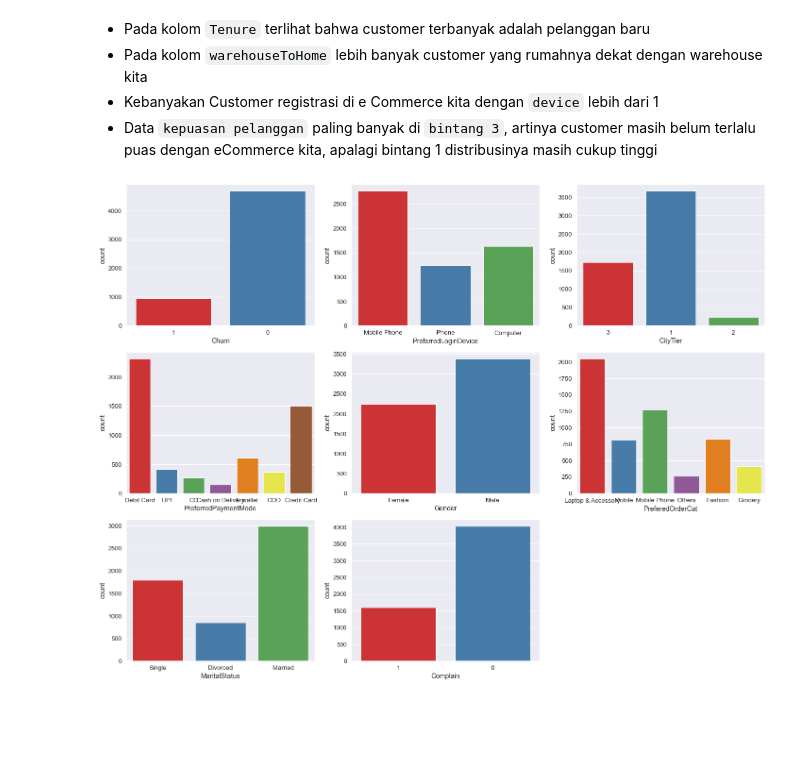
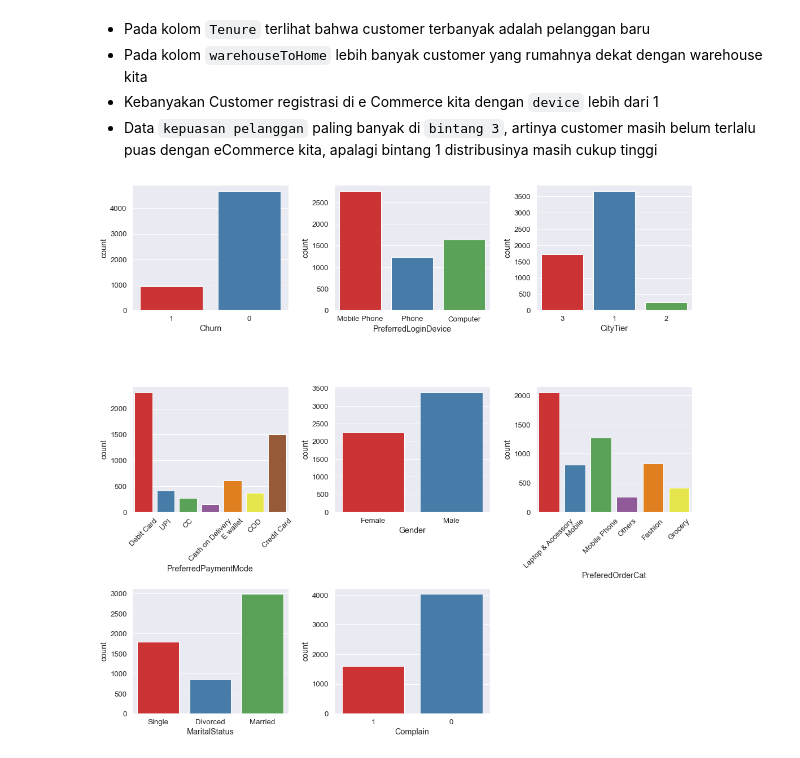
Before and after one commit to arsand07/Customer-Churn, a Jupyter notebook: Customer Churn.ipynb, the cells around one changed output. Cells and saved outputs as stored; diff of their text form; code cells hidden in the pictures; blank space fills up the shorter version.

```diff
--- a/Customer Churn.ipynb
+++ b/Customer Churn.ipynb
@@ -213,10 +213,14 @@ for i,j in enumerate(num):
 - Kebanyakan Customer registrasi di e Commerce kita dengan `device` lebih dari 1
 - Data `kepuasan pelanggan` paling banyak di `bintang 3`, artinya customer masih belum terlalu puas dengan eCommerce kita, apalagi bintang 1 distribusinya masih cukup tinggi
 # %%
-plt.figure(figsize=(20,15))
+plt.figure(figsize=(15,14))
 for i,j in enumerate(kat):
         plt.subplot(3,3,i+1)
         sns.countplot(x=df[j])
+
+        if j in ['PreferredPaymentMode','PreferedOrderCat']:
+                plt.xticks(rotation=45)
+
         plt.tight_layout()
 # %% [output]
-[figure, old version]
+[figure, new version]
```
